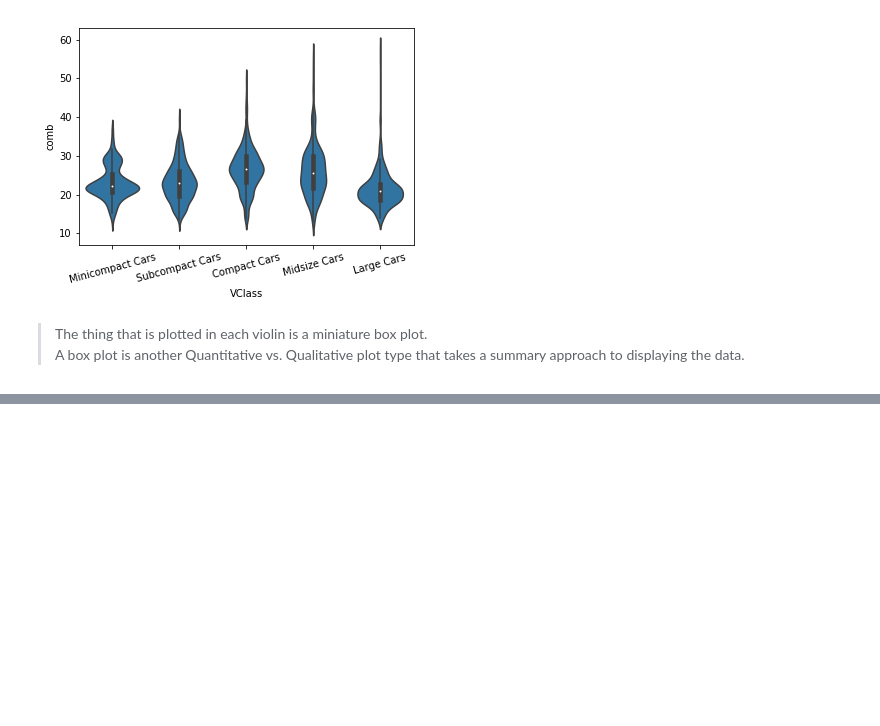
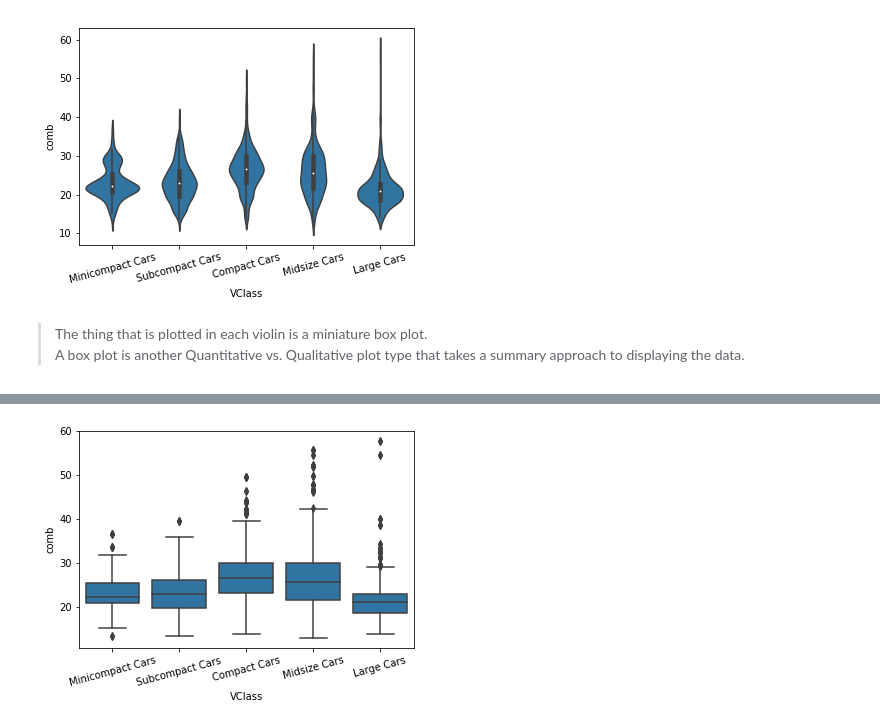
Before and after one commit to iRaied/Project_5_3_Pokemon, a Jupyter notebook: Bivariate_Exploration.ipynb, the cells around one changed output, grey strips where cells are left out. Saved outputs shown, nothing was run; the diff lists cells and outputs as text; code cells hidden in the pictures; blank space fills up the shorter version.

Commit message:
add Box Plots

```diff
--- a/Bivariate_Exploration.ipynb
+++ b/Bivariate_Exploration.ipynb
@@ -212,0 +209,9 @@ A box plot is another Quantitative vs. Qualitative plot type that takes a summar
+# %%
+# Just substitute violin plot for box plot and we have got our output
+
+base_color = sb.color_palette()[0]
+sb.boxplot(data = fuel_econ, x = 'VClass', y = 'comb',
+              color = base_color);
+plt.xticks(rotation = 15);
+# %% [output]
+[figure, added]
```
Also changed, not shown: parts of 4 cells of this notebook.
